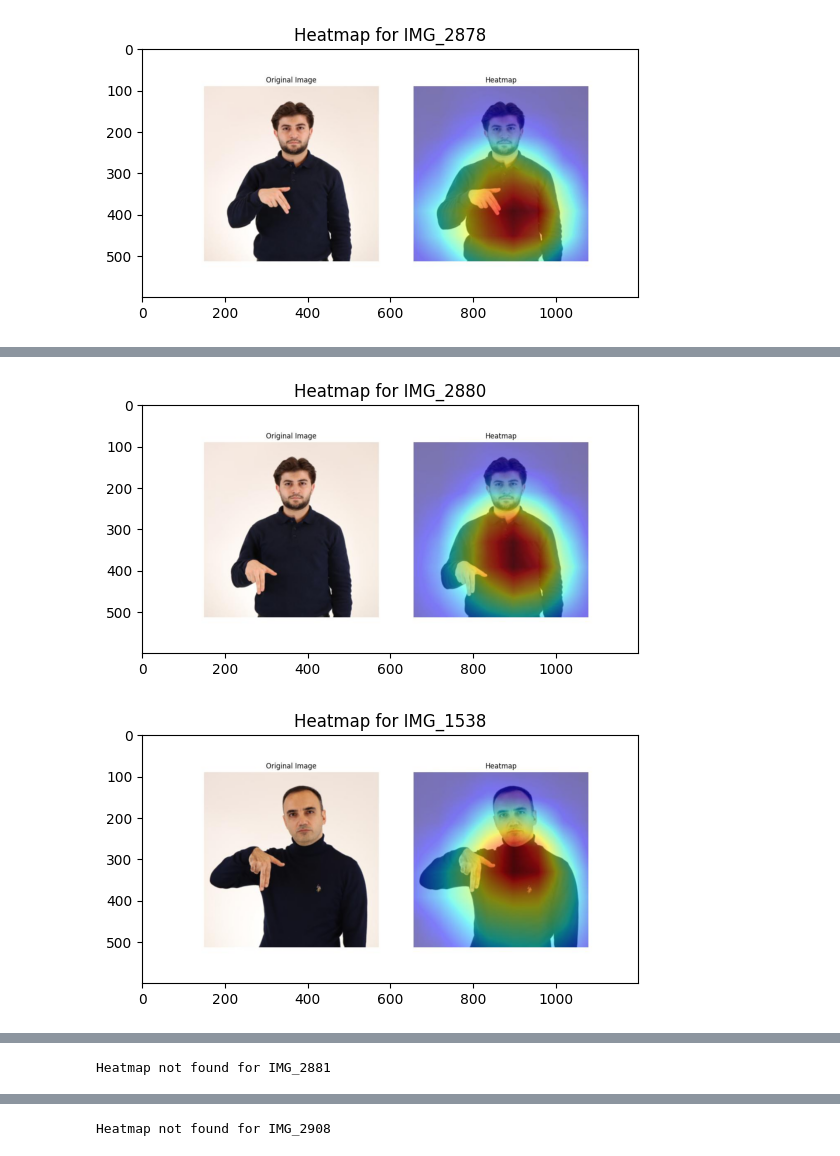
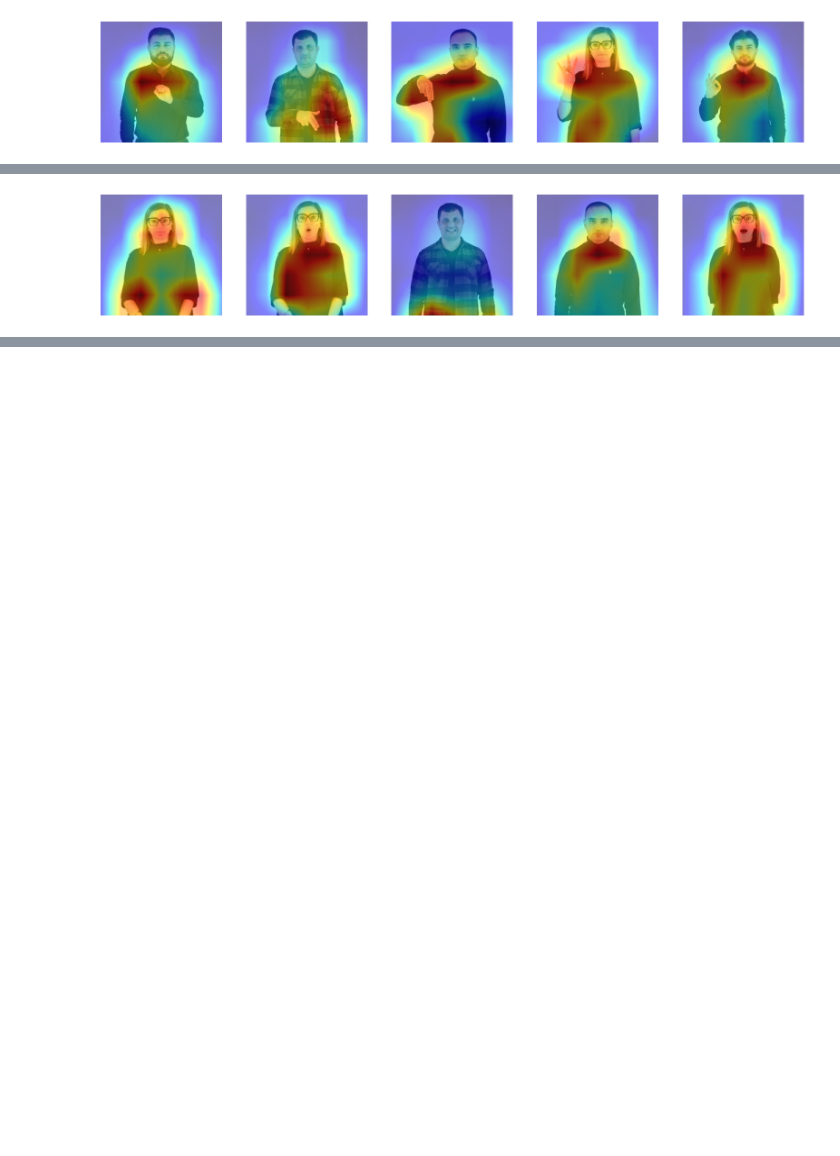
Before and after one commit to ADA-SITE-JML/gesture_face_features, a Jupyter notebook: code/feature_visualization.ipynb, the cells around one changed output, grey strips where cells are left out. Cells and saved outputs as stored; diff of their text form; code cells hidden in the pictures; blank space fills up the shorter version.

Commit message:
added random extraction, plotting utils, and tested contrast

```diff
--- a/code/feature_visualization.ipynb
+++ b/code/feature_visualization.ipynb
@@ -45,19 +47,19 @@ The autoreload extension is already loaded. To reload it, use:
 # %%
 configs = {}
 img_type="both"
-letter = "H"
+letter = None
+is_random = True
 first_model = available_models[next(iter(available_models))]
 
 for model_name in available_models.values():
   print("Configuring model", model_name, "for", img_type, "images, for letter", letter)
   load_data = model_name == first_model # Loading data only for the first model
-  conf = Config(PATH, img_type=img_type, letter=letter, model_name=model_name, load_data=load_data)
+  conf = Config(PATH, img_type=img_type, letter=letter, model_name=model_name, load_data=load_data, is_random=is_random)
   if not load_data:
-    # copying data from the first model to others
-    if img_type in ["sign", "both"]:
-      conf.imgs["sign"] = [img.copy() for img in configs[first_model].imgs["sign"]]
-    if img_type in ["face", "both"]:
-      conf.imgs["face"] = [img.copy() for img in configs[first_model].imgs["face"]]
+    conf.imgs = deepcopy(configs[first_model].imgs)
+    conf.heatmap_config[7] = conf.imgs
   configs[model_name] = conf
   print()
+
+orig_imgs = deepcopy(configs[first_model].imgs)
 # %% [output]
@@ -86,6 +83,7 @@ Model was set up successfully.
 # %%
-conf = configs['InceptionV3']
+conf = configs['ResNet50']
 hm = Heatmap(*conf.heatmap_config)
-# hm.generate_heatmaps(5)
-hm.load_heatmaps(5)
+# hm.generate_heatmaps(save=True)
+# hm.load_heatmaps()
+hm.generate_heatmaps_row(img_count=5, imgs_per_row=5)
 # %% [output]
@@ -92 +95 @@ hm.load_heatmaps(5)
-[figure, old version]
+[figure, new version]
@@ -93,2 +101 @@ hm.load_heatmaps(5)
-[figure, old version]
+[figure, new version]
-[figure, removed]
@@ -97 +101,0 @@ hm.load_heatmaps(5)
-Heatmap not found for IMG_2881
@@ -103 +101,0 @@ Heatmap not found for IMG_2881
-Heatmap not found for IMG_2908
```
Also changed, not shown: parts of 10 cells of this notebook, 2 other files.
